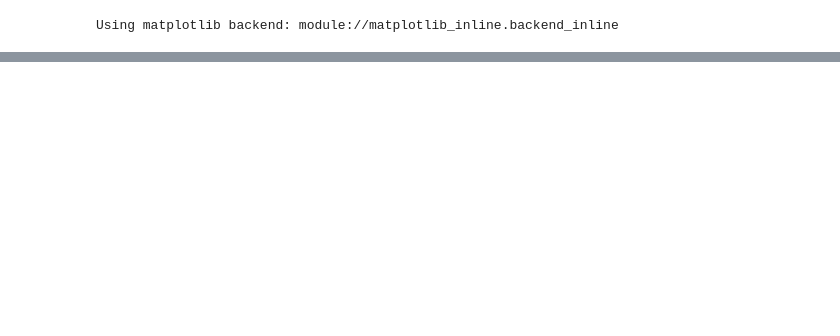
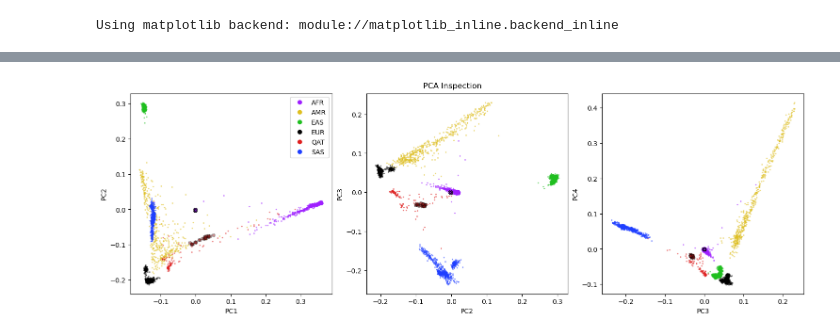
Before and after one commit to KAnderson-DFCI/Germline_Method_Development_AlDubayan, a Jupyter notebook: multi_ancestry_prs/PCA/plots.ipynb, the cells around one changed output, grey strips where cells are left out. Cells and saved outputs as stored; diff of their text form; code cells hidden in the pictures; blank space fills up the shorter version.

```diff
--- a/multi_ancestry_prs/PCA/plots.ipynb
+++ b/multi_ancestry_prs/PCA/plots.ipynb
@@ -41,0 +80,10 @@ fig
+# %%
+case_data = None
+
+for eid, pca_res in cases['pca'].items():
+  bucket_path = pca_res.removeprefix(pref)
+  blob = ws.folder.gbucket.get_blob(bucket_path)
+  with BlobReader(blob) as inp:
+    df = pd.read_csv(inp, sep='\t', index_col=0)
+  if case_data is None: case_data = df
+  else: case_data.loc[eid] = df.iloc[0]
@@ -42,3 +92,14 @@ fig
+# %%
+for i, j in [[1,2], [2,3], [3,4]]:
+  PCi = 'PC' + str(i)
+  PCj = 'PC' + str(j)
+  for n, p in case_data.groupby('Population'):
+    axs[i-1].scatter(p[PCi], p[PCj], color=spop_hues[n], s=20, alpha=0.4, marker='X', edgecolors='k')
+  axs[i-1].set(xlabel=PCi, ylabel=PCj)
+
+fig
+# %% [output]
+[figure, added]
 # %%
 # immunotherapy cohort from Baihe
 # arab breast cancer
```
Also changed, not shown: parts of 8 cells of this notebook, 8 other files.
